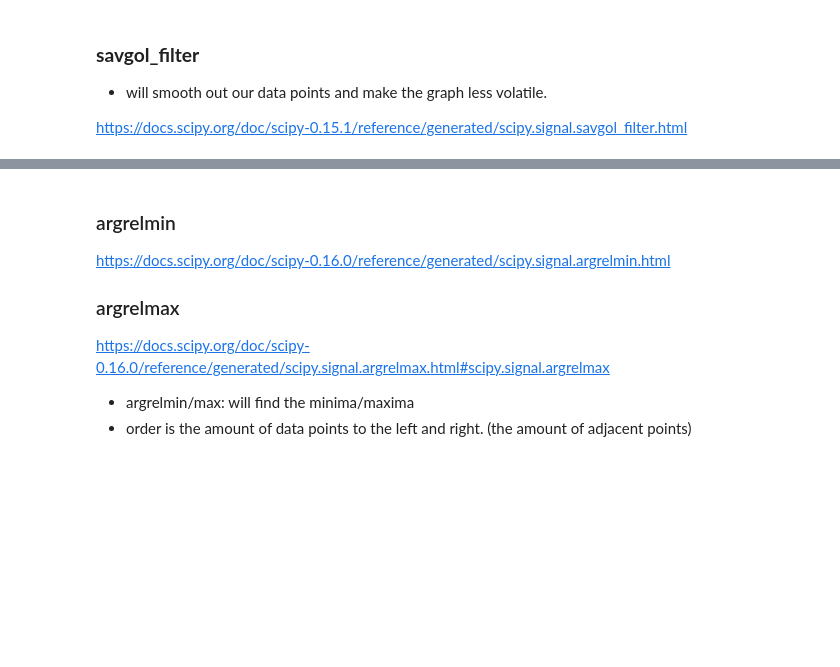
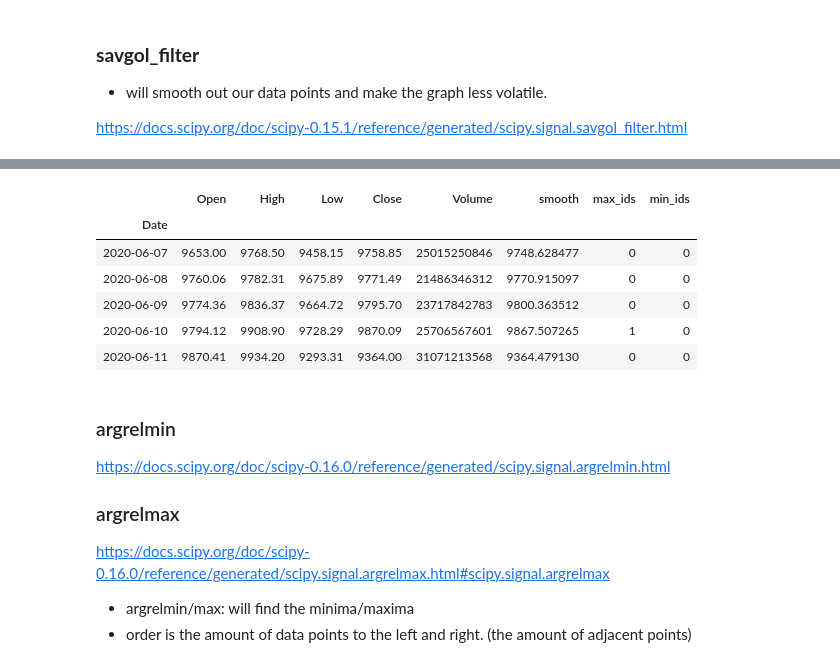
Before and after one commit to anhbiphan/Project_Bitcoin, a Jupyter notebook: BTC-USD_High_Preds.ipynb, the cells around one changed output, grey strips where cells are left out. Cells and saved outputs as stored; diff of their text form; code cells hidden in the pictures; blank space fills up the shorter version.

```diff
--- a/BTC-USD_High_Preds.ipynb
+++ b/BTC-USD_High_Preds.ipynb
@@ -93,7 +104,15 @@ plt.legend()
 # %%
 # Here we can see that the smooth column is a bit off compared to the Close column.
 # Smooth column represents Close price, but smoother or a bit less stiff
-bitcoin.tail(15)
+bitcoin.tail()
+# %% [output]
+|  | Open | High | Low | Close | Volume | smooth | max_ids | min_ids |
+| Date |  |  |  |  |  |  |  |  |
+| 2020-06-07 | 9653.00 | 9768.50 | 9458.15 | 9758.85 | 25015250846 | 9748.628477 | 0 | 0 |
+| 2020-06-08 | 9760.06 | 9782.31 | 9675.89 | 9771.49 | 21486346312 | 9770.915097 | 0 | 0 |
+| 2020-06-09 | 9774.36 | 9836.37 | 9664.72 | 9795.70 | 23717842783 | 9800.363512 | 0 | 0 |
+| 2020-06-10 | 9794.12 | 9908.90 | 9728.29 | 9870.09 | 25706567601 | 9867.507265 | 1 | 0 |
+| 2020-06-11 | 9870.41 | 9934.20 | 9293.31 | 9364.00 | 31071213568 | 9364.479130 | 0 | 0 |
 # %% [markdown]
 ### argrelmin
 https://docs.scipy.org/doc/scipy-0.16.0/reference/generated/scipy.signal.argrelmin.html
```
Also changed, not shown: parts of 32 cells of this notebook, 7 other files.
